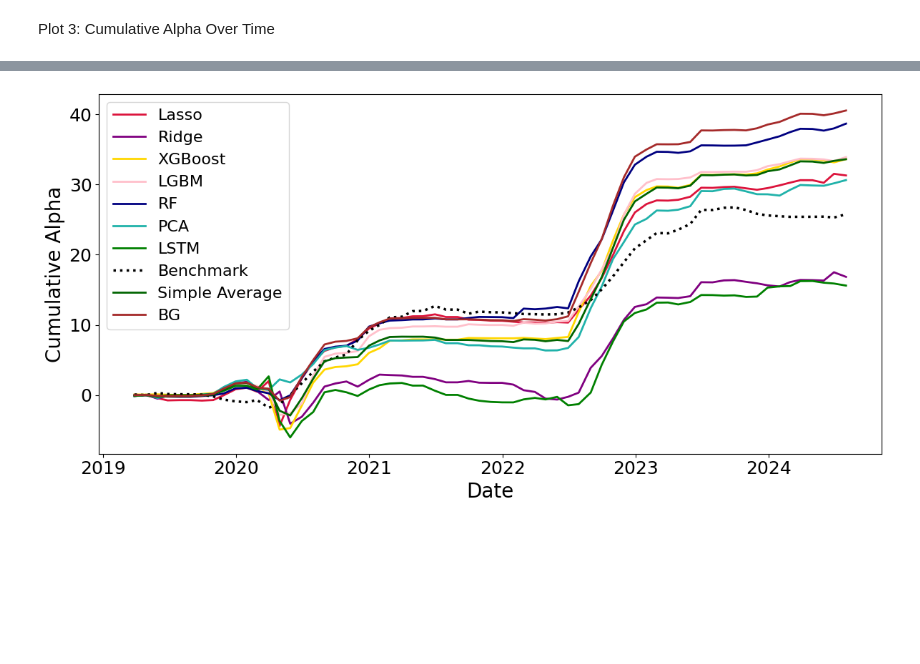
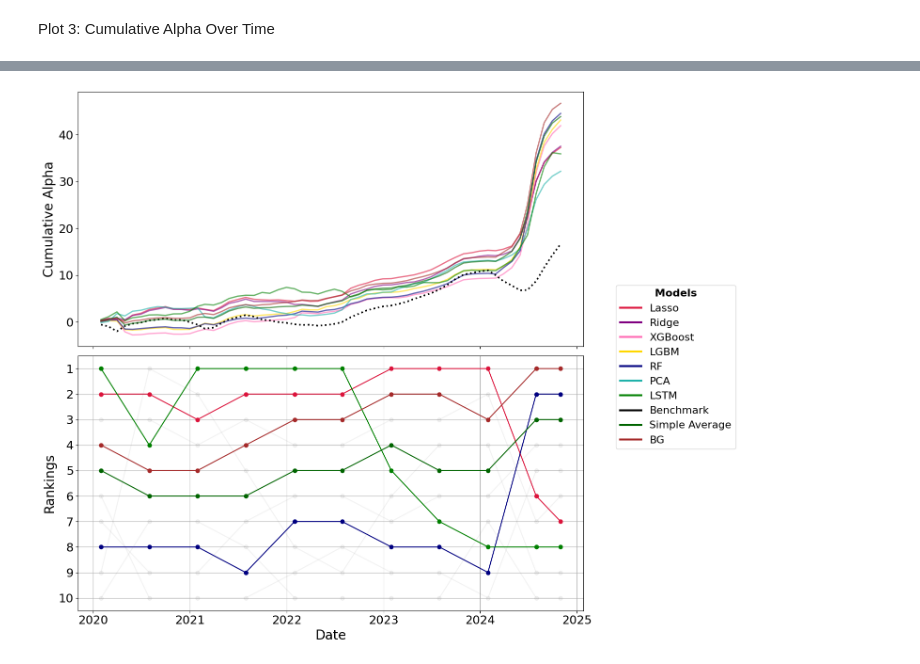
Before and after one commit to willafred/AlphaVision, a Jupyter notebook: alpha_plots.ipynb, the cells around one changed output, grey strips where cells are left out. Drawn from its saved outputs; the diff is of its cells as text; code cells hidden in the pictures; blank space fills up the shorter version.

```diff
--- a/alpha_plots.ipynb
+++ b/alpha_plots.ipynb
@@ -215,4 +282,9 @@ plot_cumulative_alpha(all_results_healthcare_clean, 'rolling_alpha_5f') # dashed
-# %%
-plot_cumulative_alpha(all_results_tech_clean, 'rolling_alpha_5f')
-# %% [output]
-[figure, removed]
+# %%
+color_list_healthcare = {'Ridge': 'grey', 'XGBoost': 'grey', 'PCA': 'grey', 'RF': 'navy', 'Lasso': 'crimson',
+              'LGBM': 'grey', 'LSTM': 'green', 'Benchmark': 'grey', 'Simple Average': 'darkgreen', 'BG': 'brown'}
+plot_combined(all_results_healthcare_clean, plot_difference, outcome_var='rolling_alpha_5f', color_list_sector=color_list_healthcare)
+color_list_tech = {'Ridge': 'grey', 'XGBoost': 'hotpink', 'PCA': 'grey', 'RF': 'navy', 'Lasso': 'crimson',
+              'LGBM': 'gold', 'LSTM': 'grey', 'Benchmark': 'grey', 'Simple Average': 'grey', 'BG': 'brown'}
+plot_combined(all_results_tech_clean, plot_difference, outcome_var='rolling_alpha_5f', color_list_sector=color_list_tech) # dashed - market rate; sample XGBoost
+# %% [output]
+[figure, added]
```
Also changed, not shown: parts of 11 cells of this notebook, 12 other files.
